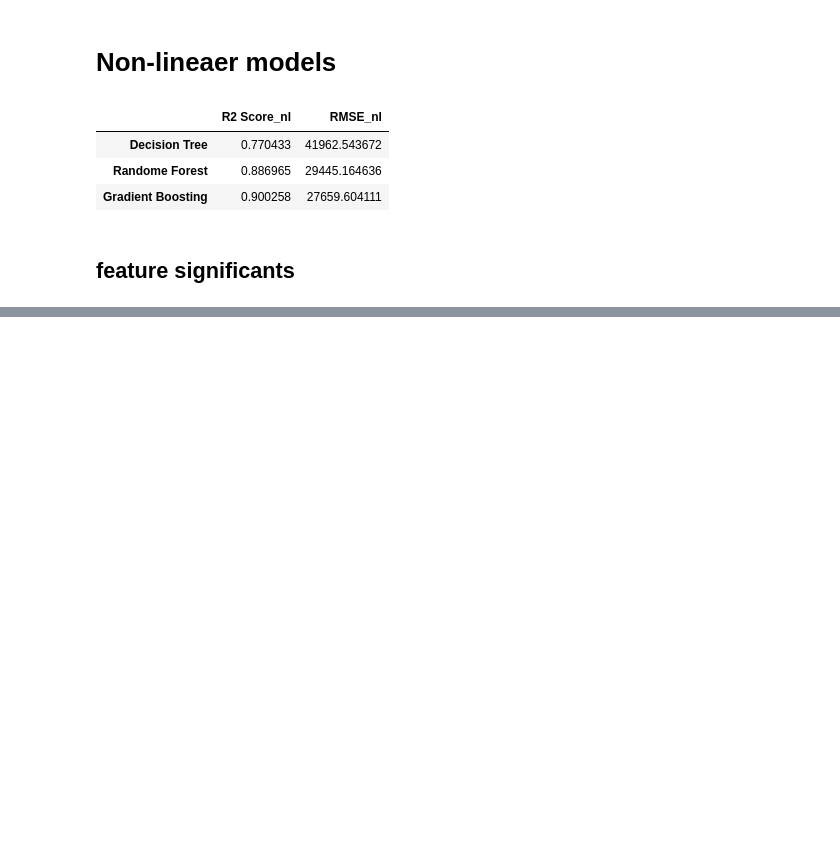
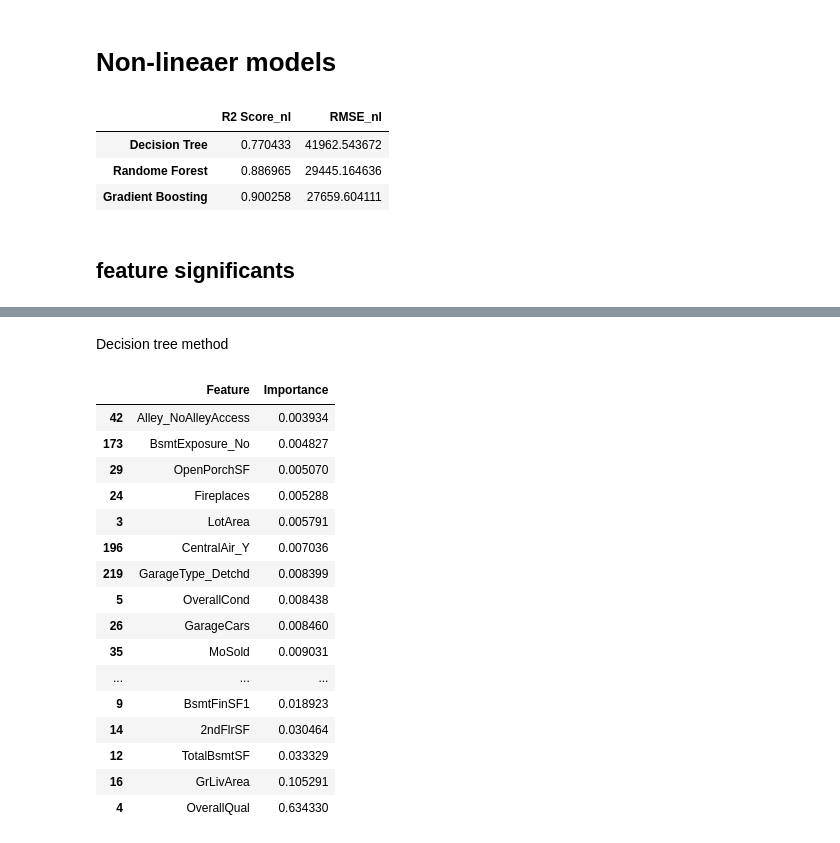
Before and after one commit to annwanginnt/Operation-Research, a Jupyter notebook: AIassignment2.ipynb, the cells around one changed output, grey strips where cells are left out. Cells and saved outputs as stored; diff of their text form; code cells hidden in the pictures; blank space fills up the shorter version.

```diff
--- a/AIassignment2.ipynb
+++ b/AIassignment2.ipynb
@@ -377,0 +378,27 @@ pip U
+# %% [markdown]
+Decision tree method
+# %%
+dt_model = non_linear_models['Decision Tree']
+importance = dt_model.feature_importances_
+
+feature_importances = pd.DataFrame(zip(feature_names, importance), columns=['Feature','Importance'])
+feature_importances_sorted = feature_importances.sort_values(by= 'Importance', ascending=True).tail(20)
+feature_importances_sorted
+# %% [output]
+|  | Feature | Importance |
+| 42 | Alley_NoAlleyAccess | 0.003934 |
+| 173 | BsmtExposure_No | 0.004827 |
+| 29 | OpenPorchSF | 0.005070 |
+| 24 | Fireplaces | 0.005288 |
+| 3 | LotArea | 0.005791 |
+| 196 | CentralAir_Y | 0.007036 |
+| 219 | GarageType_Detchd | 0.008399 |
+| 5 | OverallCond | 0.008438 |
+| 26 | GarageCars | 0.008460 |
+| 35 | MoSold | 0.009031 |
+| ... | ... | ... |
+| 9 | BsmtFinSF1 | 0.018923 |
+| 14 | 2ndFlrSF | 0.030464 |
+| 12 | TotalBsmtSF | 0.033329 |
+| 16 | GrLivArea | 0.105291 |
+| 4 | OverallQual | 0.634330 |
```
Also changed, not shown: parts of 12 cells of this notebook.
